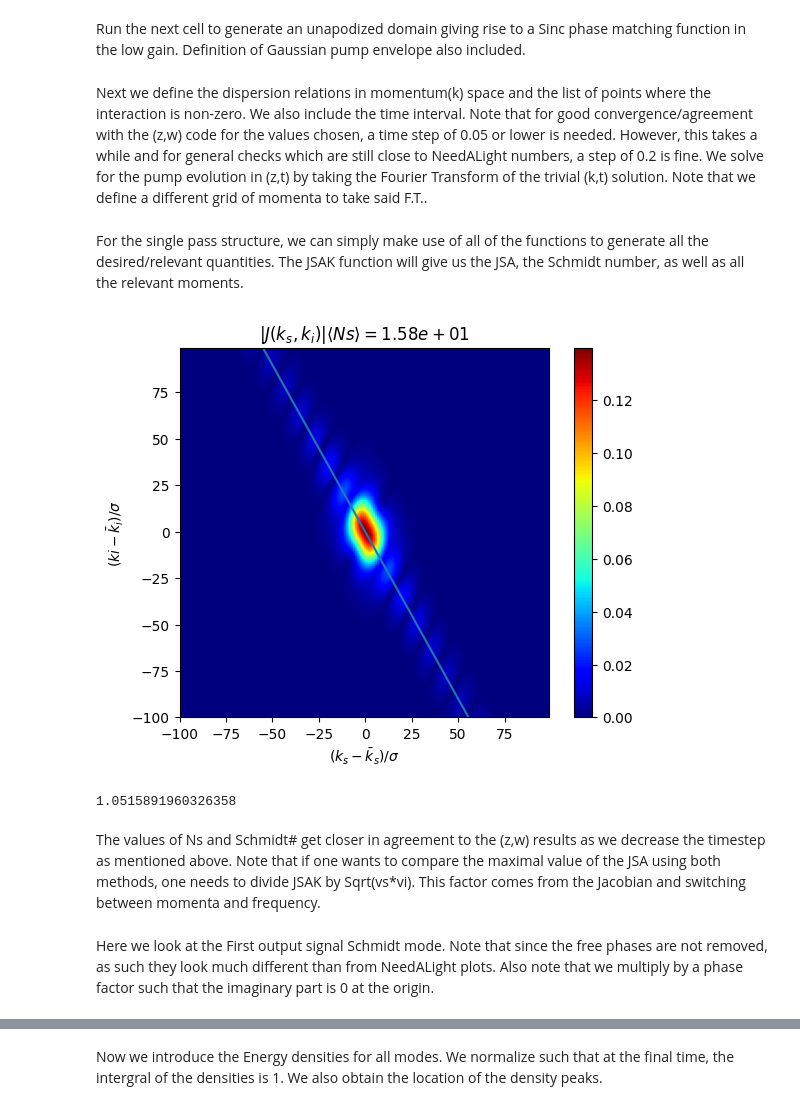
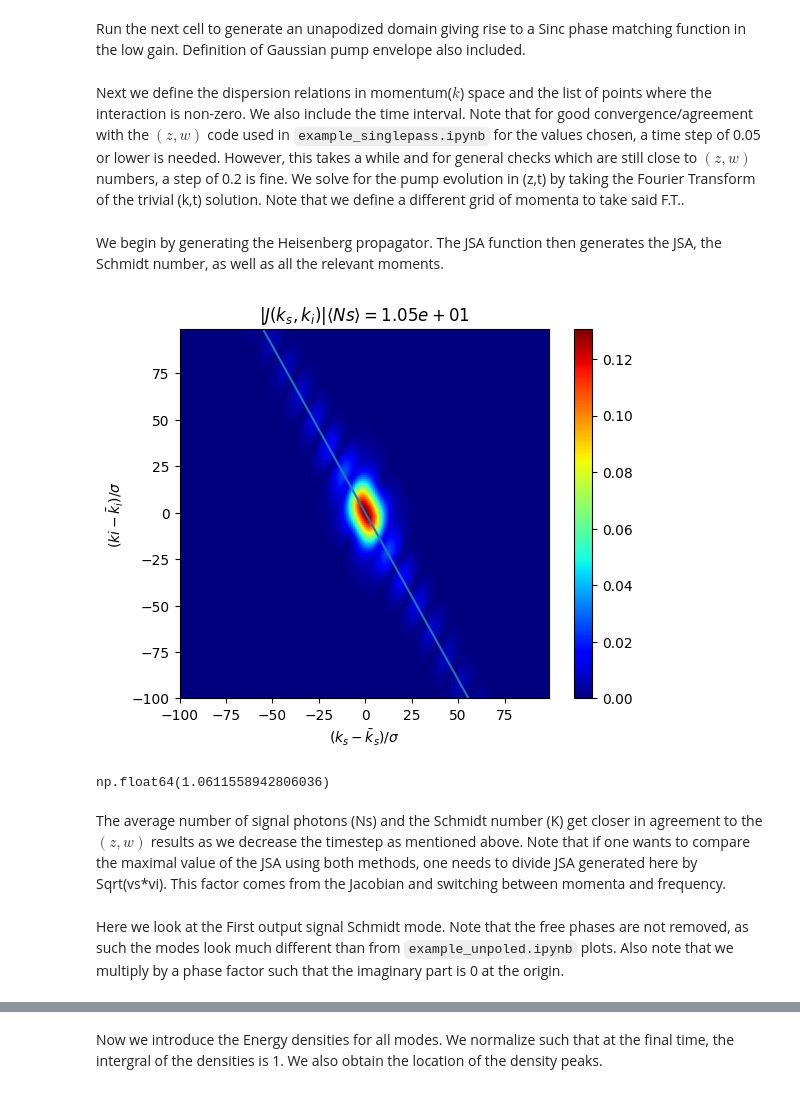
Before and after one commit to polyquantique/NeedALight, a Jupyter notebook: NeedALight/examples/example_ktspace.ipynb, the cells around one changed output, grey strips where cells are left out. Cells and saved outputs as stored; diff of their text form; code cells hidden in the pictures.

Commit message:
Modified Functions

```diff
--- a/NeedALight/examples/example_ktspace.ipynb
+++ b/NeedALight/examples/example_ktspace.ipynb
@@ -11,6 +13,6 @@ We begin with setting up the parameters.
 # %%
 #Parameters
-Np = 0.02 # Number of pump photons: Vary this to modify gain values
+Np = 0.0171 # Number of pump photons: Vary this to modify gain values
 vp = 0.1  # pump velocity
 l = 1.0  # amplification region length
 sig = 1  # pump wave packet spread
@@ -85,7 +87,7 @@ def pump(x, scale=1):
 domain=np.asarray([1] * int(Ndomain)+[1])
 sc=1
 # %% [markdown]
-Next we define the dispersion relations in momentum(k) space and the list of points where the interaction is non-zero. We also include the time interval. Note that for good convergence/agreement with the (z,w) code for the values chosen, a time step of 0.05 or lower is needed. However, this takes a while and for general checks which are still close to NeedALight numbers, a step of 0.2 is fine. We solve for the pump evolution in (z,t) by taking the Fourier Transform of the trivial (k,t) solution. Note that we define a different grid of momenta to take said F.T..
+Next we define the dispersion relations in momentum($k$) space and the list of points where the interaction is non-zero. We also include the time interval. Note that for good convergence/agreement with the $(z,w)$ code used in `example_singlepass.ipynb` for the values chosen, a time step of 0.05 or lower is needed. However, this takes a while and for general checks which are still close to $(z,w)$ numbers, a step of 0.2 is fine. We solve for the pump evolution in (z,t) by taking the Fourier Transform of the trivial (k,t) solution. Note that we define a different grid of momenta to take said F.T..
 # %%
 #Defining dispersion relations, (z,t) grids, and pump envolope as a (t,z) matrix
 
@@ -118,30 +120,30 @@ Lambda = np.zeros([len(t),len(z_list)], dtype=np.complex128)
 for i in range(len(t)):
     Lambda[i,:] = np.sqrt(Np)*np.sum(np.exp(-1j*wp[:,np.newaxis]*t[i])*np.exp(1j*kp[:,np.newaxis]*(z_list))*pump(kp[:,np.newaxis],scale=1/sc),axis=0)*dkp/np.sqrt(2*np.pi)
 # %% [markdown]
-For the single pass structure, we can simply make use of all of the functions to generate all the desired/relevant quantities. The JSAK function will give us the JSA, the Schmidt number, as well as all the relevant moments.
+We begin by generating the Heisenberg propagator. The JSA function then generates the JSA, the Schmidt number, as well as all the relevant moments.
 # %%
 #This generates the total propagator for the full time.
 K = Total_propK(domain,Lambda,z_list,k,t,ws,wi)
 
 #Generates JSA and other relevant matrices. Note that in this model, Free propagating phases are NOT REMOVED.
-J, Ns, Schmidt, M, Nums, Numi = JSAK(K,dk)
+J, Ns, Schmidt, M, Nums, Numi = JSA(K,dk)
 
 fig, ax = plt.subplots()
 im = ax.imshow(np.abs(J), cmap="jet", origin="lower", extent=[k[0],k[nk-1],k[0],k[nk-1]])
 ax.plot(-(vs/vi)*k,k)
 ax.set_xlabel(r"$(k_{s}-\bar{k}_{s})/\sigma$")
 ax.set_ylabel(r"$(k{i}-\bar{k}_{i})/\sigma$")
 ax.set_title(r"$|J(k_{s}, k_{i})|    \langle Ns \rangle = %1.2e $" %Ns)
 plt.colorbar(im, orientation="vertical")
 plt.show()
 Schmidt
 # %% [output]
-[figure, old version]
+[figure, new version]
-1.0515891960326358
+np.float64(1.0611558942806036)
 # %% [markdown]
-The values of Ns and Schmidt# get closer in agreement to the (z,w) results as we decrease the timestep as mentioned above. Note that if one wants to compare the maximal value of the JSA using both methods, one needs to divide JSAK by Sqrt(vs*vi). This factor comes from the Jacobian and switching between momenta and frequency.
+The average number of signal photons (Ns) and the Schmidt number (K) get closer in agreement to the $(z,w)$ results as we decrease the timestep as mentioned above. Note that if one wants to compare the maximal value of the JSA using both methods, one needs to divide JSA generated here by Sqrt(vs*vi). This factor comes from the Jacobian and switching between momenta and frequency.
 # %% [markdown]
-Here we look at the First output signal Schmidt mode. Note that since the free phases are not removed, as such they look much different than from NeedALight plots. Also note that we multiply by a phase factor such that the imaginary part is 0 at the origin.
+Here we look at the First output signal Schmidt mode. Note that the free phases are not removed, as such the modes look much different than from `example_unpoled.ipynb` plots. Also note that we multiply by a phase factor such that the imaginary part is 0 at the origin.
 # %%
 mark=1 #this just takes the first eigenmode of interest. Choose a different value to look at different ones.
 val, u = np.linalg.eigh(Nums)
```
Also changed, not shown: parts of 14 cells of this notebook.
